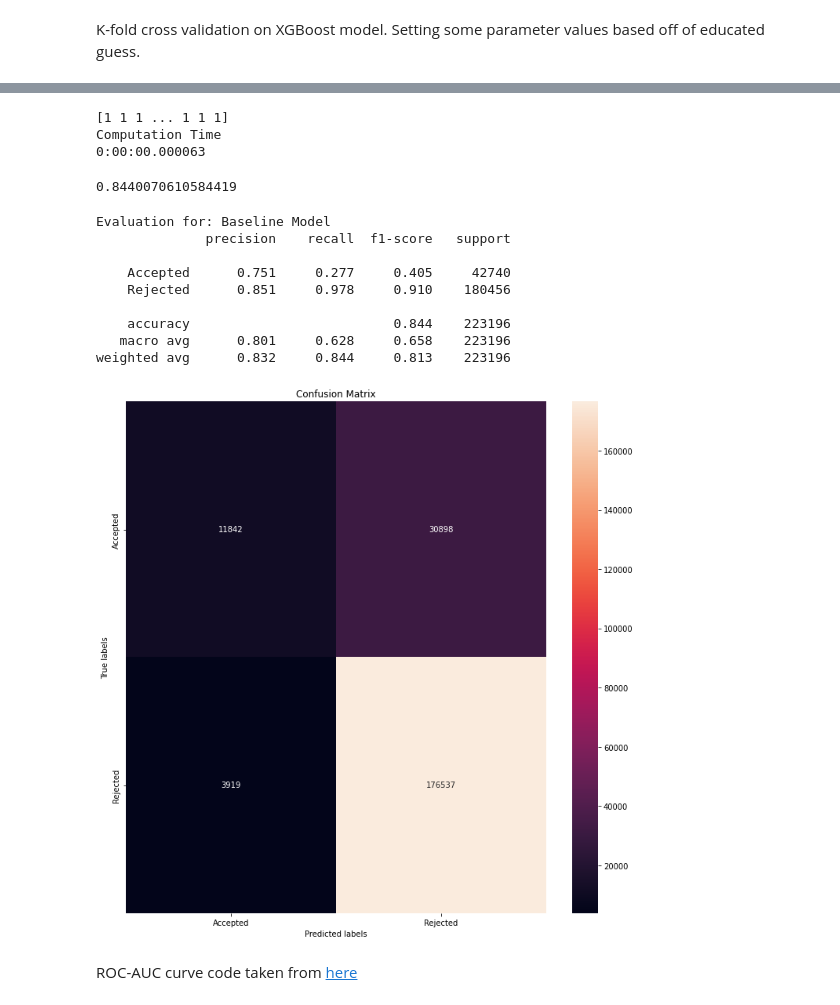
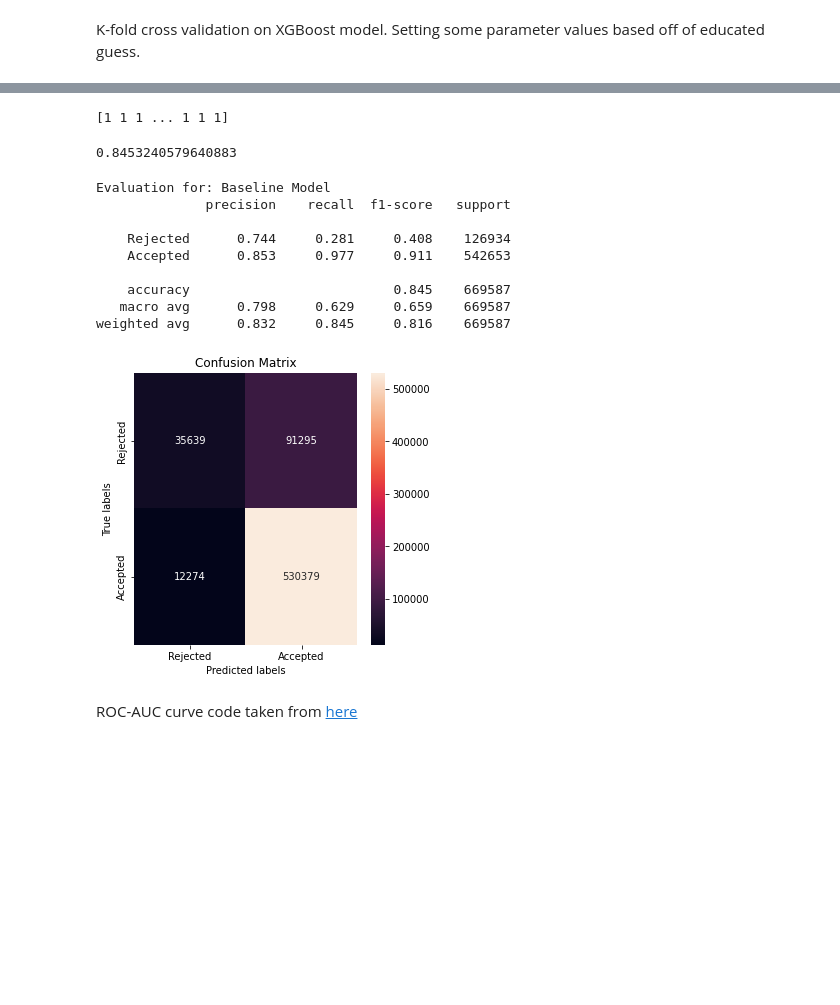
Before and after one commit to PrithaSarkar/Dissertation, a Jupyter notebook: Pull_request_Analysis.ipynb, the cells around one changed output, grey strips where cells are left out. Drawn from its saved outputs; the diff is of its cells as text; code cells hidden in the pictures; blank space fills up the shorter version.

```diff
--- a/Pull_request_Analysis.ipynb
+++ b/Pull_request_Analysis.ipynb
@@ -268,5 +436,5 @@ from sklearn.metrics import accuracy_score
 # %%
-X = train.iloc[:, 1:]
+X = train.iloc[:, 2:]
 y = train["merged_or_not"]
 # %%
 model = XGBClassifier()
@@ -281,2 +440,0 @@ test_results = test['merged_or_not']
-# %%
-test.drop('merged_or_not', axis=1, inplace=True)
@@ -304,20 +471,14 @@ xgb_cv.head()
 # %%
-y_pred = model.predict(test)
+y_pred = model.predict(test.iloc[:, 2:])
 print(y_pred)
-
-print("Computation Time")
-start=datetime.now()
-print(datetime.now()-start)
 # %% [output]
 [1 1 1 ... 1 1 1]
-Computation Time
-0:00:00.000063
 # %%
-results = (test_results == y_pred)
+results = (test['merged_or_not'] == y_pred)
 accuracy = results.sum() / results.size
 print(accuracy)
 # %% [output]
-0.8440070610584419
+0.8453240579640883
 # %%
 from sklearn.metrics import classification_report
 from sklearn.metrics import confusion_matrix
@@ -331,7 +492,7 @@ def evaluation_summary(description, true_labels, predictions, target_classes):
   target_names = target_classes
   report = classification_report(true_labels, predictions,  digits=3, zero_division=0, target_names=target_names)
   cm = confusion_matrix(true_labels, predictions)
-  plt.figure(figsize=(12,12))
+  plt.figure(figsize=(5,5))
   ax= plt.subplot()
   sns.heatmap(cm, annot=True, fmt='g', ax=ax)
   # labels, title and ticks
@@ -342,19 +503,19 @@ def evaluation_summary(description, true_labels, predictions, target_classes):
   ax.yaxis.set_ticklabels(target_names)
   return report
 # %%
-target_classes = ['Accepted', 'Rejected']
-print(evaluation_summary("Baseline Model", test_results, y_pred , target_classes))
+target_classes = ['Rejected', 'Accepted']
+print(evaluation_summary("Baseline Model", test["merged_or_not"], y_pred , target_classes))
 # %% [output]
 Evaluation for: Baseline Model
               precision    recall  f1-score   support
 
-    Accepted      0.751     0.277     0.405     42740
-    Rejected      0.851     0.978     0.910    180456
+    Rejected      0.744     0.281     0.408    126934
+    Accepted      0.853     0.977     0.911    542653
 
-    accuracy                          0.844    223196
-   macro avg      0.801     0.628     0.658    223196
-weighted avg      0.832     0.844     0.813    223196
+    accuracy                          0.845    669587
+   macro avg      0.798     0.629     0.659    669587
+weighted avg      0.832     0.845     0.816    669587
-[figure, old version]
+[figure, new version]
 # %% [markdown]
 ROC-AUC curve code taken from [here](https://www.kaggle.com/code/beletecheneke/xgboost-with-roc-curve-notebook-auprc-93)
 # %%
```
Also changed, not shown: parts of 117 cells of this notebook.
